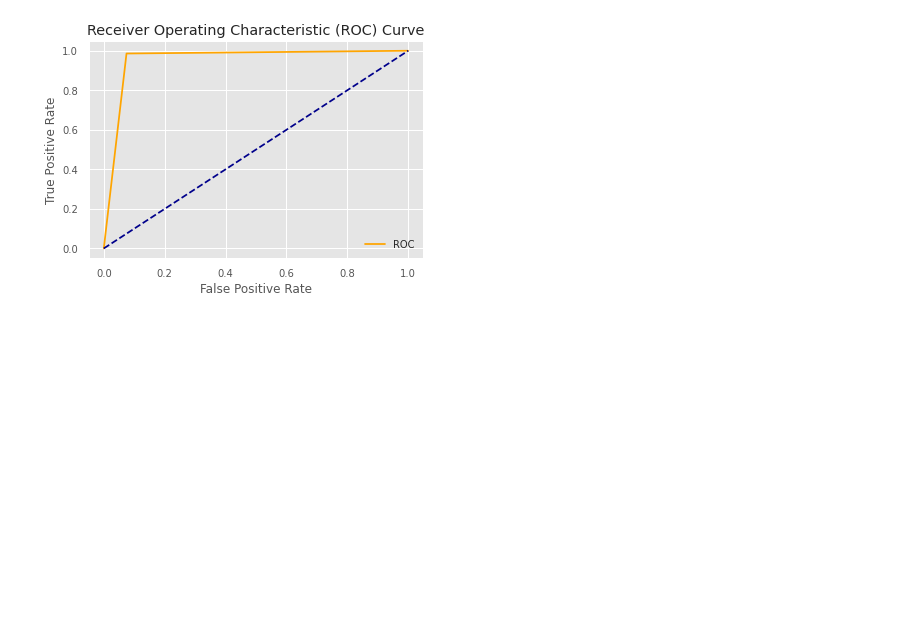
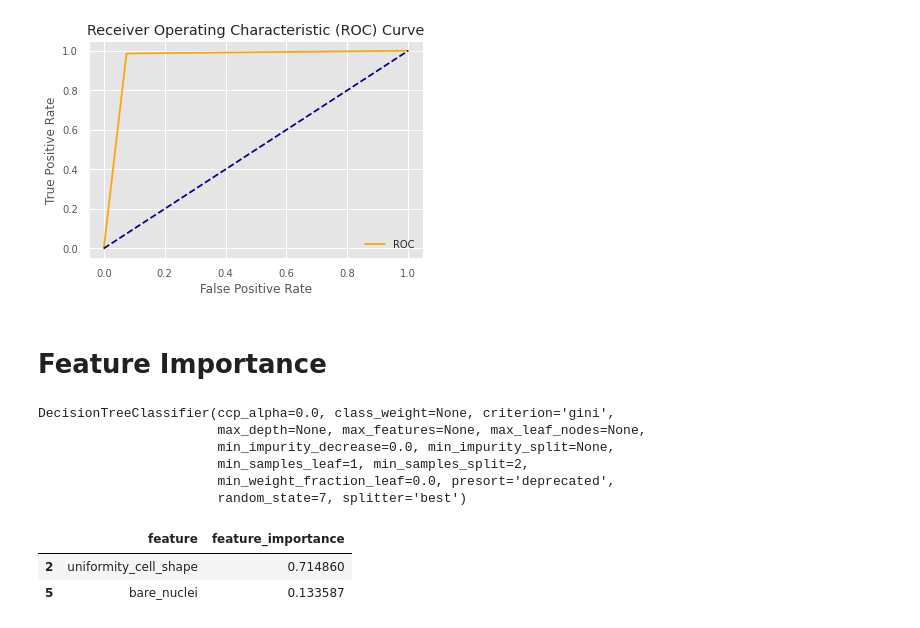
Before and after one commit to Shalom91/Predict_Breast_Cancer, a Jupyter notebook: PREDICT BREAST CANCER.ipynb, the cells around one changed output. Cells and saved outputs as stored; diff of their text form; code cells hidden in the pictures; blank space fills up the shorter version.

Commit message:
added feature importance

```diff
--- a/PREDICT BREAST CANCER.ipynb
+++ b/PREDICT BREAST CANCER.ipynb
@@ -212,3 +224,26 @@ plt.legend()
 plt.show()
 # %% [output]
 [figure]
+# %% [markdown]
+# Feature Importance
+# %%
+dt = DecisionTreeClassifier(random_state=7)
+dt.fit(X_train, y_train)
+# %% [output]
+DecisionTreeClassifier(ccp_alpha=0.0, class_weight=None, criterion='gini',
+                       max_depth=None, max_features=None, max_leaf_nodes=None,
+                       min_impurity_decrease=0.0, min_impurity_split=None,
+                       min_samples_leaf=1, min_samples_split=2,
+                       min_weight_fraction_leaf=0.0, presort='deprecated',
+                       random_state=7, splitter='best')
+# %%
+dict = {'feature': X_train.columns, 'feature_importance':dt.feature_importances_}
+new_df = pd.DataFrame(dict)
+new_df.sort_values('feature_importance',axis=0,ascending=False,inplace=True)
+# %%
+new_df = new_df[new_df["feature_importance"] > 0.05]
+new_df
+# %% [output]
+|  | feature | feature_importance |
+| 2 | uniformity_cell_shape | 0.714860 |
+| 5 | bare_nuclei | 0.133587 |
```
Also changed, not shown: parts of 8 cells of this notebook.
